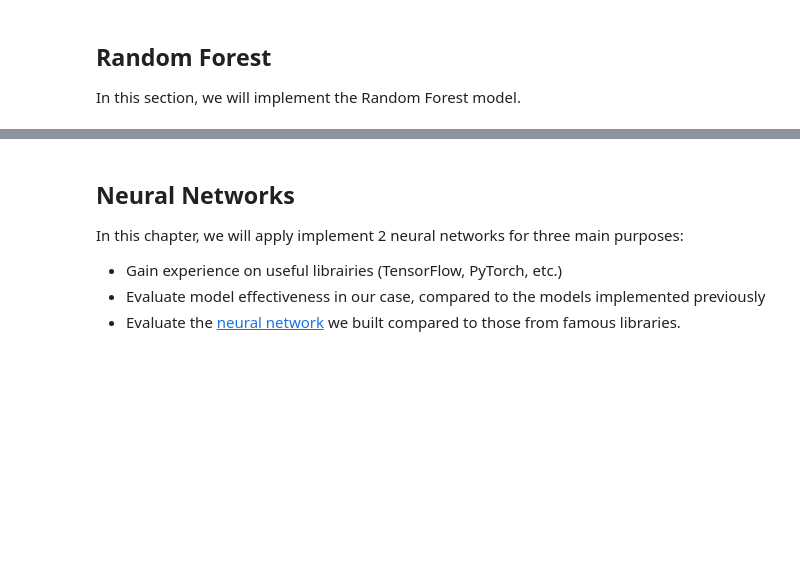
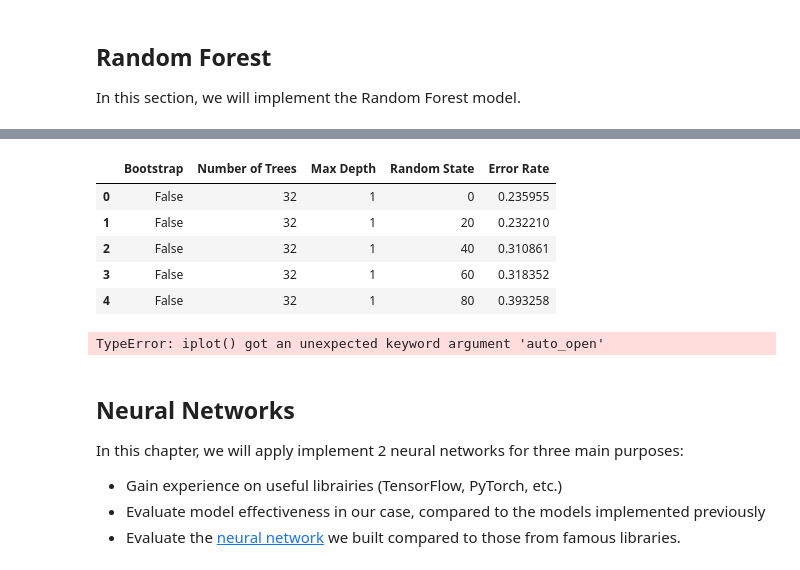
Before and after one commit to Gdeterline/Titanic_Survival_Prediction, a Jupyter notebook: main.ipynb, the cells around one changed output, grey strips where cells are left out. Drawn from its saved outputs; the diff is of its cells as text; code cells hidden in the pictures; blank space fills up the shorter version.

```diff
--- a/main.ipynb
+++ b/main.ipynb
@@ -730,0 +797,26 @@ In this section, we will implement the Random Forest model.
+# %%
+bootstrap = [False, True]
+random_state = [i for i in range(0, 200, 20)]
+number_of_trees = [i for i in [32, 64, 128]]
+max_depth = [i for i in range(1, 5)]
+# %%
+rf_error_rate = []
+
+for i in bootstrap:
+    for j in number_of_trees:
+        for k in max_depth:
+            for n in random_state:
+                rf = RandomForestClassifier(criterion='gini', n_estimators=j, bootstrap=i, max_depth=k, random_state=n)
+                rf.fit(X_train, y_train)
+                pred_i = rf.predict(X_test)
+                rf_error_rate.append([i, j, k, n, np.mean(pred_i != y_test)])
+# %%
+RandomForestdf = pd.DataFrame(rf_error_rate, columns=['Bootstrap', 'Number of Trees', 'Max Depth', 'Random State', 'Error Rate'])
+RandomForestdf.head()
+# %% [output]
+|  | Bootstrap | Number of Trees | Max Depth | Random State | Error Rate |
+| 0 | False | 32 | 1 | 0 | 0.235955 |
+| 1 | False | 32 | 1 | 20 | 0.232210 |
+| 2 | False | 32 | 1 | 40 | 0.310861 |
+| 3 | False | 32 | 1 | 60 | 0.318352 |
+| 4 | False | 32 | 1 | 80 | 0.393258 |
@@ -731,3 +825,30 @@ In this section, we will implement the Random Forest model.
+# %%
+
+markercolor = RandomForestdf['Number of Trees']
+
+fig1 = go.Scatter3d(x=RandomForestdf['Max Depth'],
+                    y=RandomForestdf['Random State'],
+                    z=RandomForestdf['Error Rate'],
+                    marker=dict(color=markercolor,
+                                opacity=1,
+                                reversescale=True,
+                                colorscale='Blues',
+                                size=5),
+                    line=dict (width=0.02),
+                    mode='markers')
+
+#Make Plot.ly Layout
+mylayout = go.Layout(scene=dict(xaxis=dict( title="Max Depth"),
+                                yaxis=dict( title="Random State"),
+                                zaxis=dict(title="Error Rate")),)
+
+#Plot and save html
+plotly.offline.plot({"data": [fig1],
+                     "layout": mylayout},
+                     auto_open=True,
+                     filename=("RF_Hyperparameters_error_rates.html"))
+# %% [output]
+TypeError: iplot() got an unexpected keyword argument 'auto_open'
 # %% [markdown]
 ## **Neural Networks**
 
```
Also changed, not shown: parts of 15 cells of this notebook, 12 other files.
